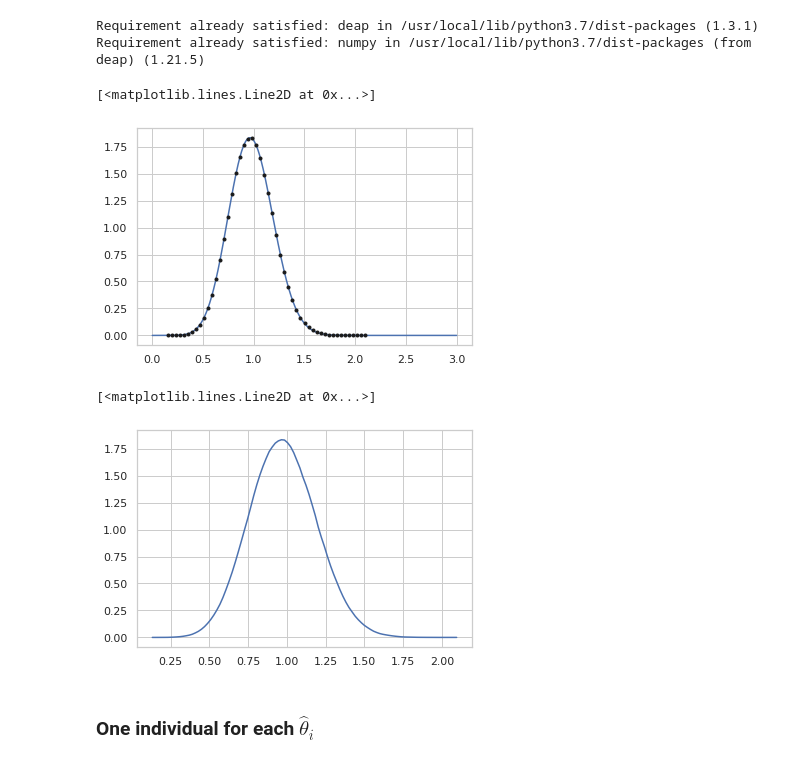
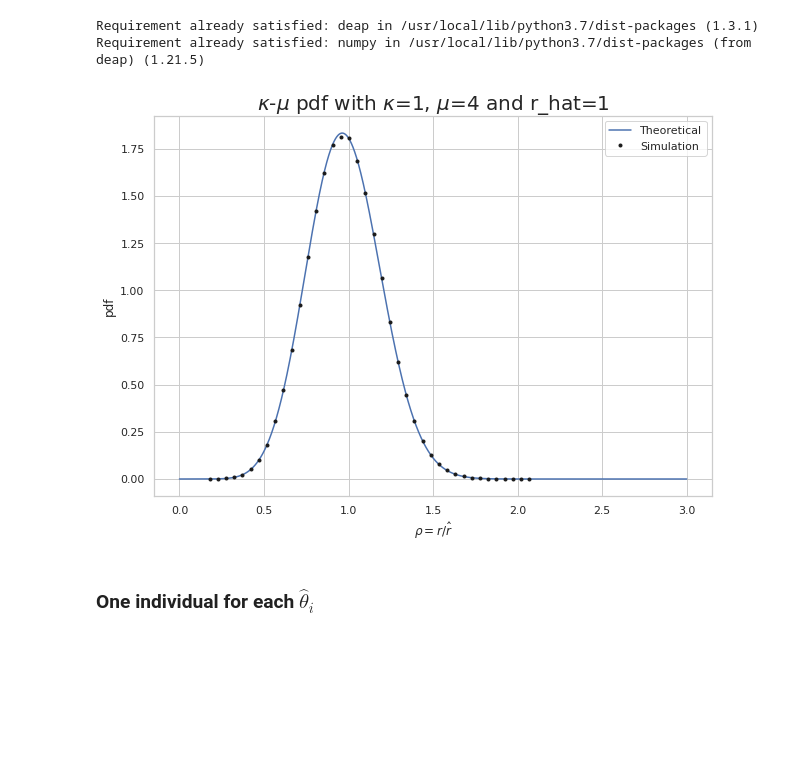
Before and after one commit to SamuelBFG/ga-fading, a Jupyter notebook: DEAP_KappaMu_Fitting.ipynb, the cells around one changed output. Cells and saved outputs as stored; diff of their text form; code cells hidden in the pictures; blank space fills up the shorter version.

```diff
--- a/DEAP_KappaMu_Fitting.ipynb
+++ b/DEAP_KappaMu_Fitting.ipynb
@@ -142,7 +156,7 @@ def fitnessFunction(theta):
 kappa = 1
 mu = 4
 r_hat = 1
-numSamples = 100
+numSamples = 80
 numSim = 10**6
 theta = [kappa, mu, r_hat]
 # %%
@@ -150,16 +164,15 @@ ku = KappaMu(kappa, mu, r_hat, numSamples, numSim)
 # %%
 r = np.linspace(0, 3, 3000) # theoretical envelope PDF x axes
 plt.figure(figsize=((10,7)))
-plt.plot(r, ku._pdf(r))
+plt.plot(r, ku._pdf(r), label='Theoretical')
 plt.plot(ku.X[1:len(ku.X):2], ku.Y[1:len(ku.Y):2], "k.", label='Simulation')
+plt.title(r'$\kappa$-$\mu$ pdf with $\kappa$={}, $\mu$={} and r_hat={}'.format(kappa,mu,r_hat), fontsize=20)
+plt.legend()
+plt.xlabel(r'$\rho=r/\hat{r}$')
+plt.ylabel('pdf')
+plt.show()
 # %% [output]
-[<matplotlib.lines.Line2D at 0x...>]
-[figure, old version]
+[figure, new version]
-# %%
-plt.plot(ku.X,ku.Y)
-# %% [output]
-[<matplotlib.lines.Line2D at 0x...>]
-[figure, removed]
 # %%
 creator.create("FitnessMin", base.Fitness, weights=(-1.0,)) #-1 to minimze, +1 to maximize
 creator.create("Individual", list, fitness=creator.FitnessMin)
```
Also changed, not shown: parts of 53 cells of this notebook.
